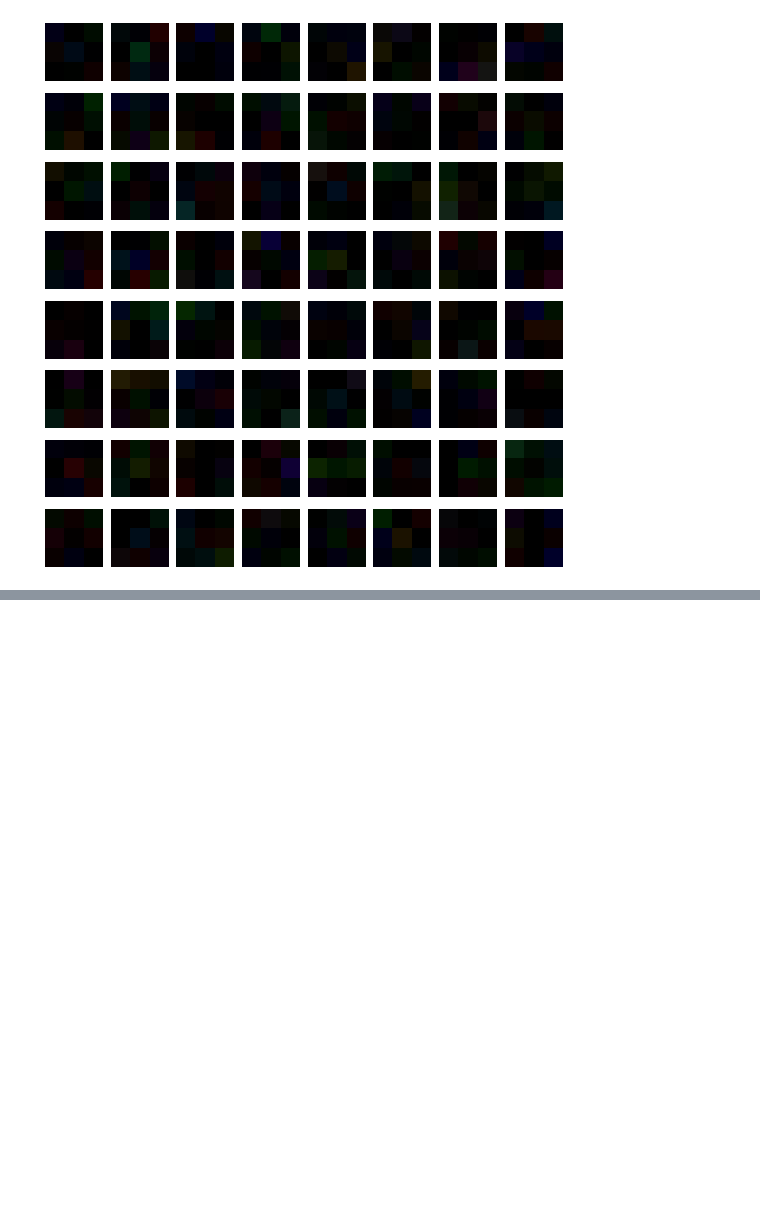
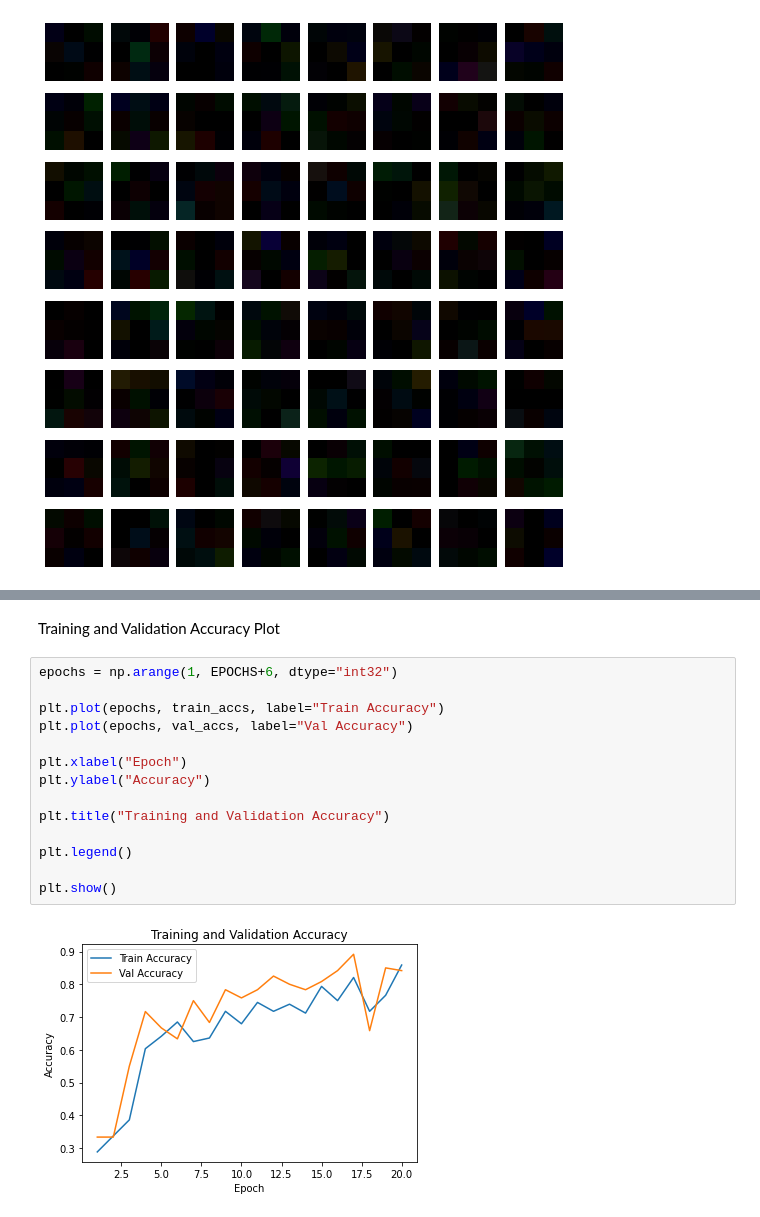
Before and after one commit to geraldzakwan/dl-comp-vis-final-project, a Jupyter notebook: Landmark_Classification_VGG_Scratch.ipynb, the cells around one changed output, grey strips where cells are left out. Cells and saved outputs as stored; diff of their text form; blank space fills up the shorter version.

```diff
--- a/Landmark_Classification_VGG_Scratch.ipynb
+++ b/Landmark_Classification_VGG_Scratch.ipynb
@@ -806,0 +892,18 @@ Clipping input data to the valid range for imshow with RGB data ([0..1] for floa
+# %% [markdown]
+Training and Validation Accuracy Plot
+# %%
+epochs = np.arange(1, EPOCHS+6, dtype="int32")
+
+plt.plot(epochs, train_accs, label="Train Accuracy")
+plt.plot(epochs, val_accs, label="Val Accuracy")
+
+plt.xlabel("Epoch")
+plt.ylabel("Accuracy")
+
+plt.title("Training and Validation Accuracy")
+
+plt.legend()
+
+plt.show()
+# %% [output]
+[figure, added]
```
Also changed, not shown: parts of 17 cells of this notebook, 6 other files.
